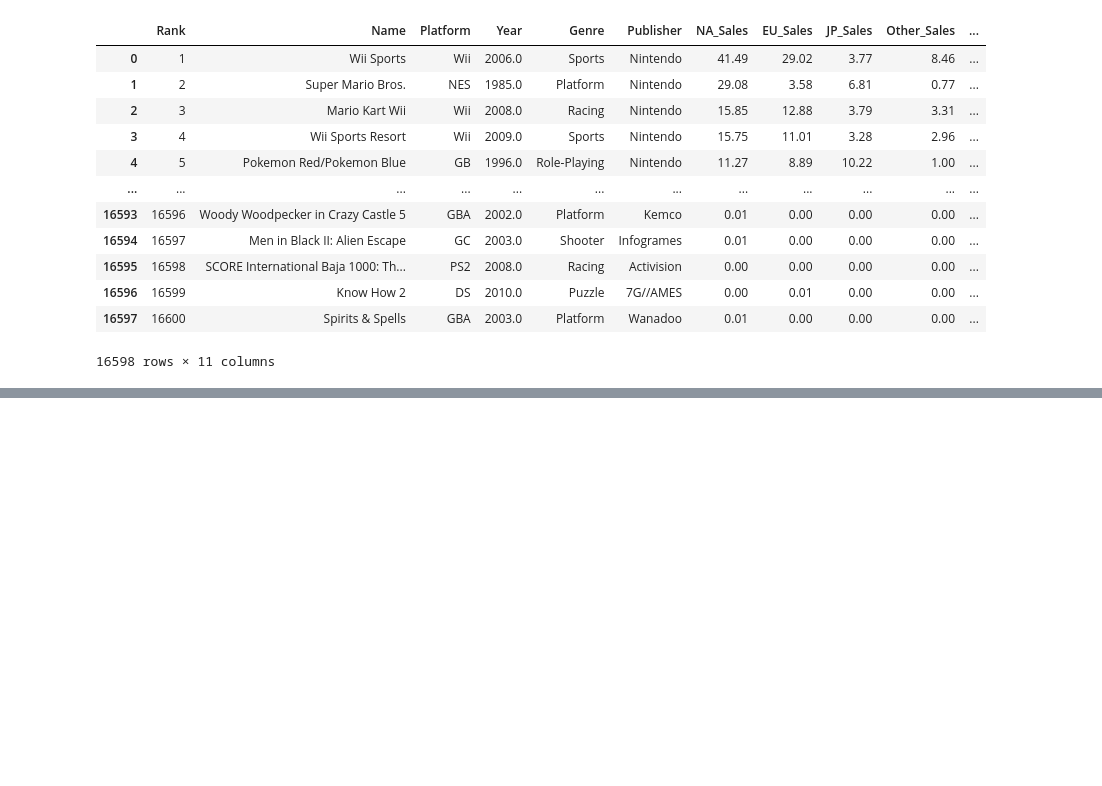
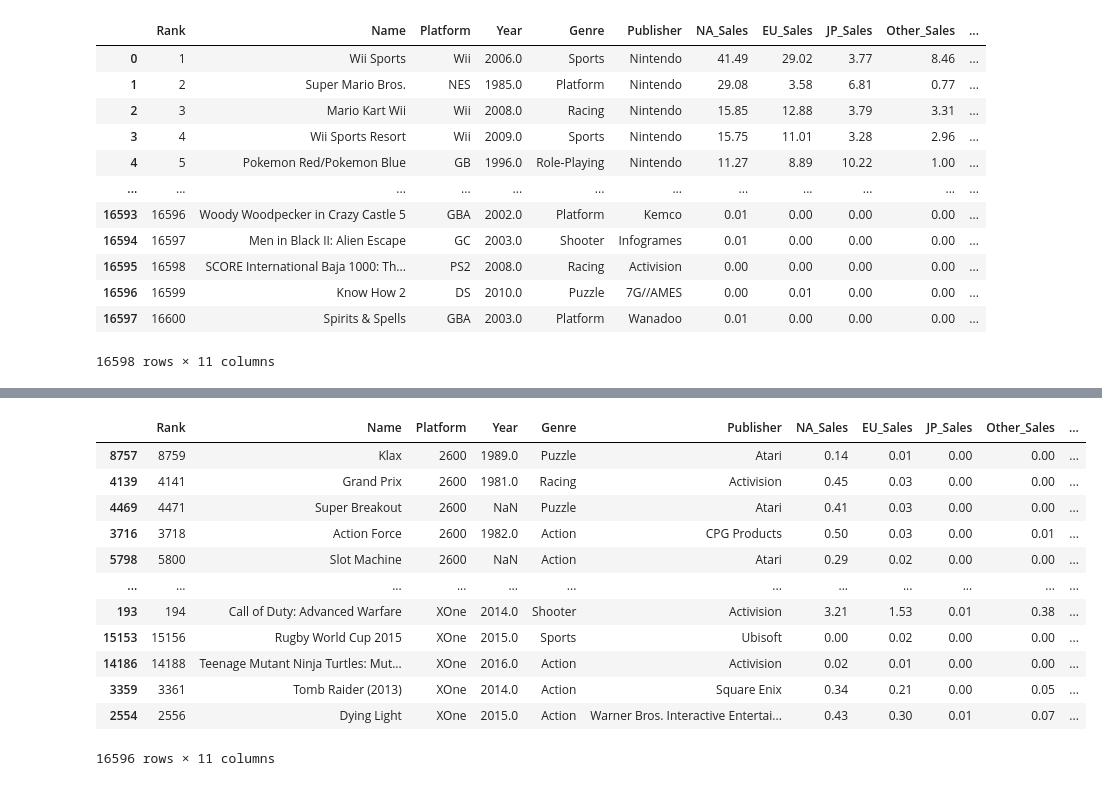
Before and after one commit to Teerp1986/TP_KeystoneDA, a Jupyter notebook: vgEvlove.ipynb, the cells around one changed output, grey strips where cells are left out. Saved outputs shown, nothing was run; the diff lists cells and outputs as text; code cells hidden in the pictures; blank space fills up the shorter version.

```diff
--- a/vgEvlove.ipynb
+++ b/vgEvlove.ipynb
@@ -22 +69,17 @@ df_vgsales2
+# %%
+df_vgsales2.loc[df_vgsales2['Platform'].duplicated(keep=False)].sort_values('Platform')# Displaying duplicate rows based on 'Platform' column
+# %% [output]
+|  | Rank | Name | Platform | Year | Genre | Publisher | NA_Sales | EU_Sales | JP_Sales | Other_Sales | ... |
+| 8757 | 8759 | Klax | 2600 | 1989.0 | Puzzle | Atari | 0.14 | 0.01 | 0.00 | 0.00 | ... |
+| 4139 | 4141 | Grand Prix | 2600 | 1981.0 | Racing | Activision | 0.45 | 0.03 | 0.00 | 0.00 | ... |
+| 4469 | 4471 | Super Breakout | 2600 | NaN | Puzzle | Atari | 0.41 | 0.03 | 0.00 | 0.00 | ... |
+| 3716 | 3718 | Action Force | 2600 | 1982.0 | Action | CPG Products | 0.50 | 0.03 | 0.00 | 0.01 | ... |
+| 5798 | 5800 | Slot Machine | 2600 | NaN | Action | Atari | 0.29 | 0.02 | 0.00 | 0.00 | ... |
+| ... | ... | ... | ... | ... | ... | ... | ... | ... | ... | ... | ... |
+| 193 | 194 | Call of Duty: Advanced Warfare | XOne | 2014.0 | Shooter | Activision | 3.21 | 1.53 | 0.01 | 0.38 | ... |
+| 15153 | 15156 | Rugby World Cup 2015 | XOne | 2015.0 | Sports | Ubisoft | 0.00 | 0.02 | 0.00 | 0.00 | ... |
+| 14186 | 14188 | Teenage Mutant Ninja Turtles: Mut... | XOne | 2016.0 | Action | Activision | 0.02 | 0.01 | 0.00 | 0.00 | ... |
+| 3359 | 3361 | Tomb Raider (2013) | XOne | 2014.0 | Action | Square Enix | 0.34 | 0.21 | 0.00 | 0.05 | ... |
+| 2554 | 2556 | Dying Light | XOne | 2015.0 | Action | Warner Bros. Interactive Entertai... | 0.43 | 0.30 | 0.01 | 0.07 | ... |
+16596 rows × 11 columns
 # %%
```
Also changed, not shown: parts of 18 cells of this notebook, 3 other files.
